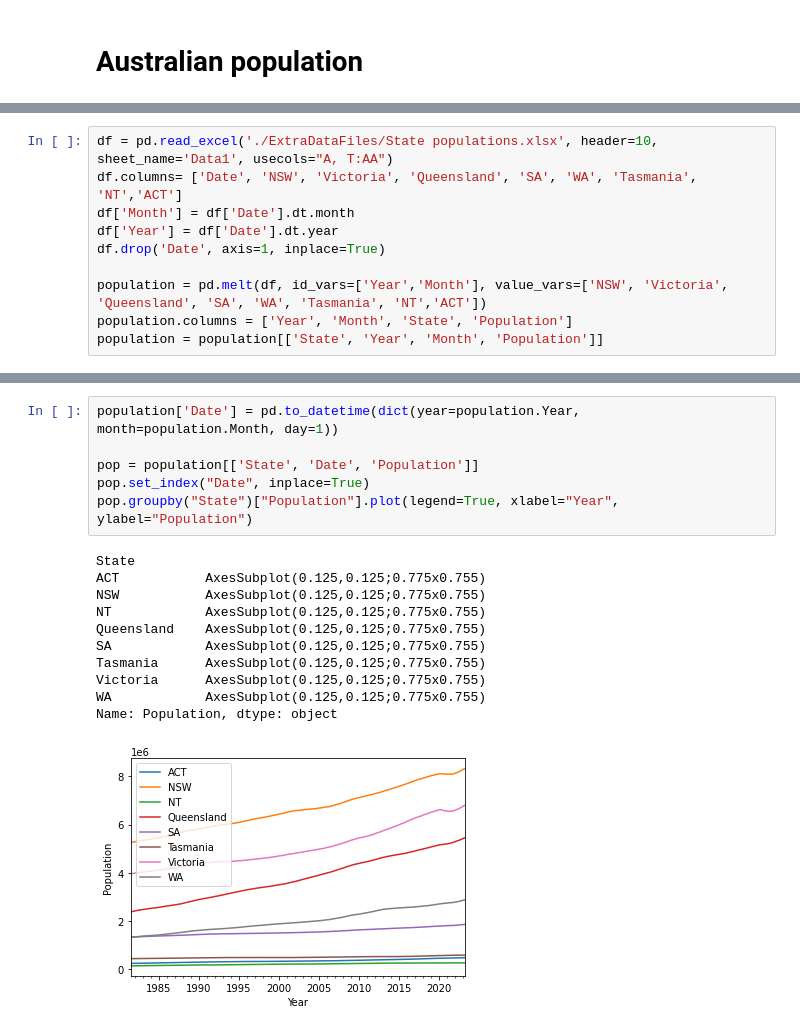
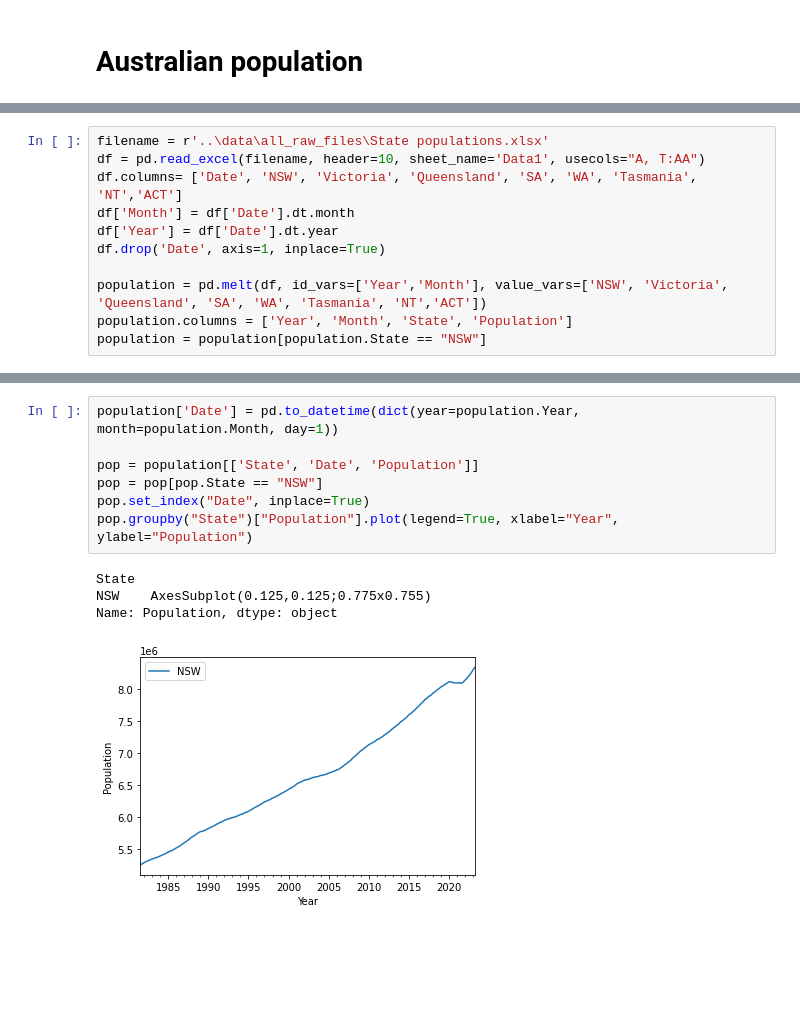
Before and after one commit to Z5429/ZZSC9020-Group-P, a Jupyter notebook: src/PVCells.ipynb, the cells around one changed output, grey strips where cells are left out. Cells and saved outputs as stored; diff of their text form; blank space fills up the shorter version.

```diff
--- a/src/PVCells.ipynb
+++ b/src/PVCells.ipynb
@@ -154,5 +156,6 @@ pv
 # %%
-df = pd.read_excel('./ExtraDataFiles/State populations.xlsx', header=10, sheet_name='Data1', usecols="A, T:AA")
+filename = r'..\data\all_raw_files\State populations.xlsx'
+df = pd.read_excel(filename, header=10, sheet_name='Data1', usecols="A, T:AA")
 df.columns= ['Date', 'NSW', 'Victoria', 'Queensland', 'SA', 'WA', 'Tasmania', 'NT','ACT']
 df['Month'] = df['Date'].dt.month
 df['Year'] = df['Date'].dt.year
@@ -160,7 +163,7 @@ df.drop('Date', axis=1, inplace=True)
 
 population = pd.melt(df, id_vars=['Year','Month'], value_vars=['NSW', 'Victoria', 'Queensland', 'SA', 'WA', 'Tasmania', 'NT','ACT'])
 population.columns = ['Year', 'Month', 'State', 'Population']
-population = population[['State', 'Year', 'Month', 'Population']]
+population = population[population.State == "NSW"]
 # %%
 population
 # %% [output]
@@ -180,18 +183,12 @@ population
 # %%
 population['Date'] = pd.to_datetime(dict(year=population.Year, month=population.Month, day=1))
 
 pop = population[['State', 'Date', 'Population']]
+pop = pop[pop.State == "NSW"]
 pop.set_index("Date", inplace=True)
 pop.groupby("State")["Population"].plot(legend=True, xlabel="Year", ylabel="Population")
 # %% [output]
 State
-ACT           AxesSubplot(0.125,0.125;0.775x0.755)
-NSW           AxesSubplot(0.125,0.125;0.775x0.755)
-NT            AxesSubplot(0.125,0.125;0.775x0.755)
-Queensland    AxesSubplot(0.125,0.125;0.775x0.755)
-SA            AxesSubplot(0.125,0.125;0.775x0.755)
-Tasmania      AxesSubplot(0.125,0.125;0.775x0.755)
-Victoria      AxesSubplot(0.125,0.125;0.775x0.755)
-WA            AxesSubplot(0.125,0.125;0.775x0.755)
+NSW    AxesSubplot(0.125,0.125;0.775x0.755)
 Name: Population, dtype: object
-[figure, old version]
+[figure, new version]
```
Also changed, not shown: parts of 9 cells of this notebook, 2 other files.
